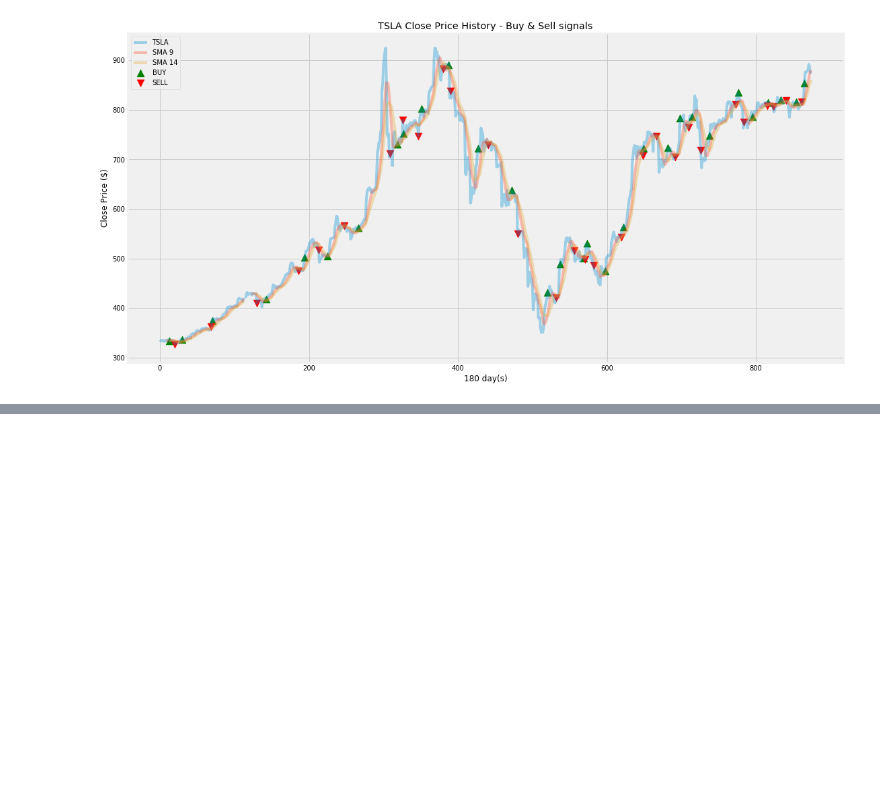
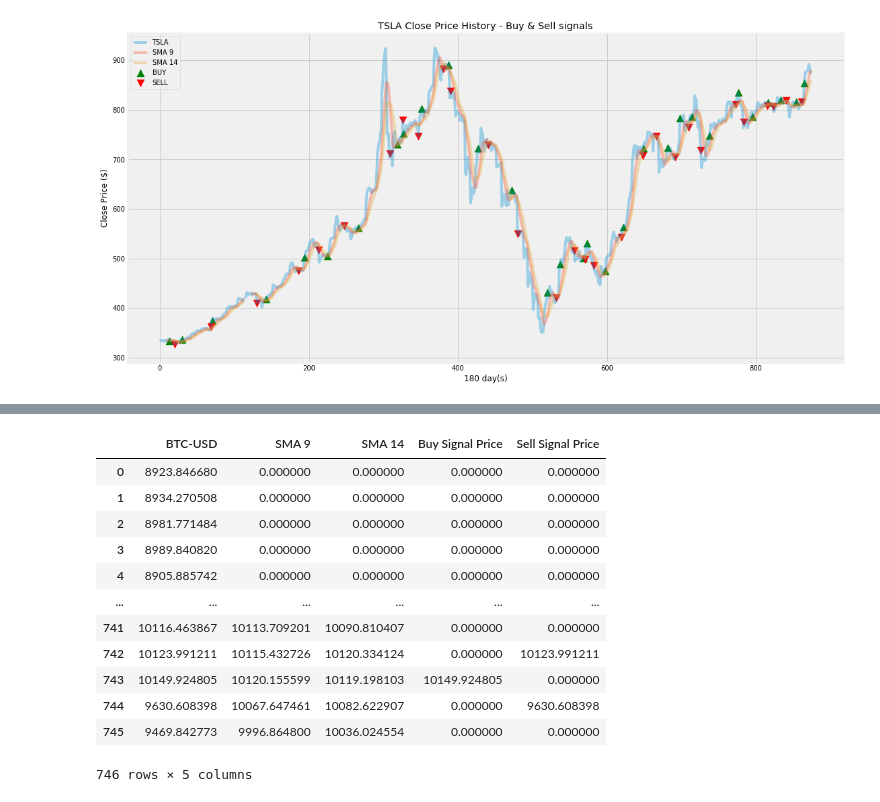
Before and after one commit to francose/algorithmicTrading, a Jupyter notebook: algorithmicTrading.ipynb, the cells around one changed output, grey strips where cells are left out. Cells and saved outputs as stored; diff of their text form; code cells hidden in the pictures; blank space fills up the shorter version.

```diff
--- a/algorithmicTrading.ipynb
+++ b/algorithmicTrading.ipynb
@@ -382,0 +523,23 @@ plt.show()
+# %%
+# Storing values into a variable
+
+buy_sell = create_signal(data)
+data["Buy Signal Price"] = buy_sell[0]
+data["Sell Signal Price"] = buy_sell[1]
+
+#show data
+data.fillna(0)
+# %% [output]
+|  | BTC-USD | SMA 9 | SMA 14 | Buy Signal Price | Sell Signal Price |
+| 0 | 8923.846680 | 0.000000 | 0.000000 | 0.000000 | 0.000000 |
+| 1 | 8934.270508 | 0.000000 | 0.000000 | 0.000000 | 0.000000 |
+| 2 | 8981.771484 | 0.000000 | 0.000000 | 0.000000 | 0.000000 |
+| 3 | 8989.840820 | 0.000000 | 0.000000 | 0.000000 | 0.000000 |
+| 4 | 8905.885742 | 0.000000 | 0.000000 | 0.000000 | 0.000000 |
+| ... | ... | ... | ... | ... | ... |
+| 741 | 10116.463867 | 10113.709201 | 10090.810407 | 0.000000 | 0.000000 |
+| 742 | 10123.991211 | 10115.432726 | 10120.334124 | 0.000000 | 10123.991211 |
+| 743 | 10149.924805 | 10120.155599 | 10119.198103 | 10149.924805 | 0.000000 |
+| 744 | 9630.608398 | 10067.647461 | 10082.622907 | 0.000000 | 9630.608398 |
+| 745 | 9469.842773 | 9996.864800 | 10036.024554 | 0.000000 | 0.000000 |
+746 rows × 5 columns
```
Also changed, not shown: parts of 8 cells of this notebook.
